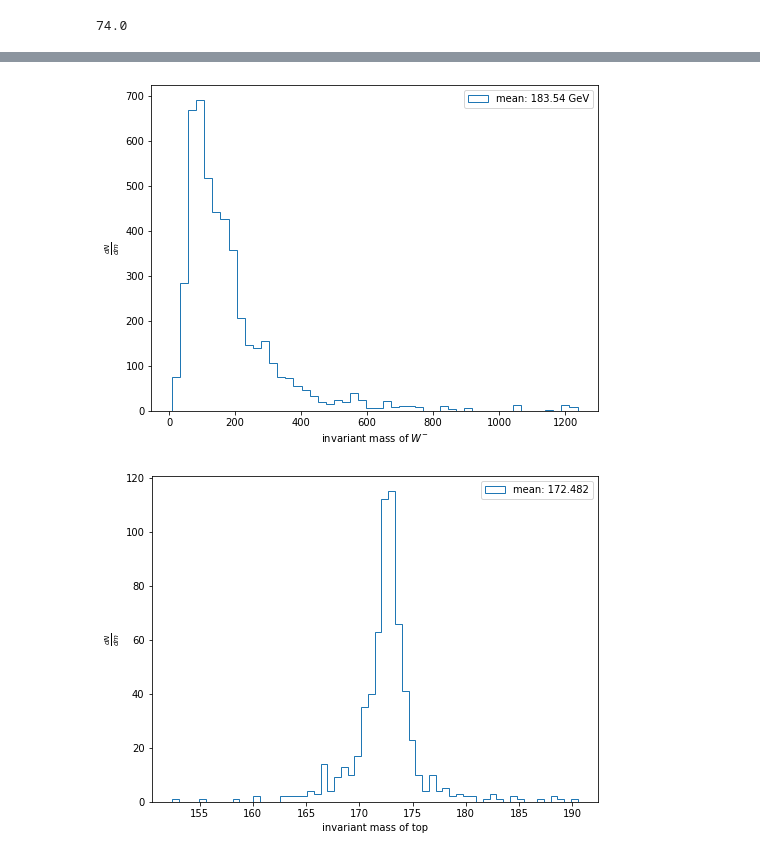
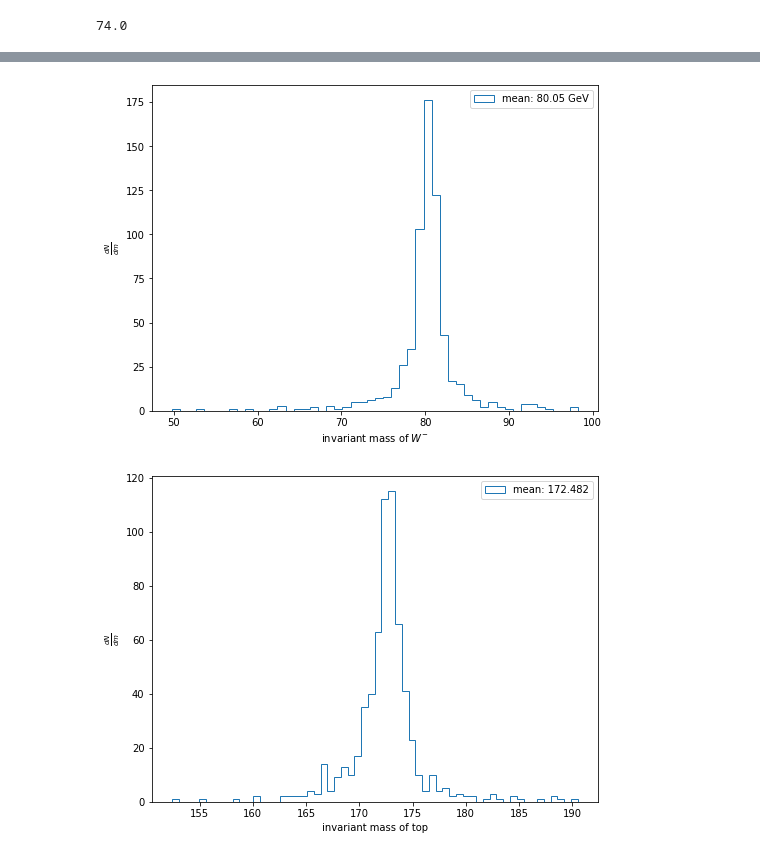
Before and after one commit to mfenton0/HEP-jet-assignment, a Jupyter notebook: analysis_script/demo/hdf5_read_demo.ipynb, the cells around one changed output, grey strips where cells are left out. Cells and saved outputs as stored; diff of their text form; code cells hidden in the pictures.

```diff
--- a/analysis_script/demo/hdf5_read_demo.ipynb
+++ b/analysis_script/demo/hdf5_read_demo.ipynb
@@ -105,12 +105,12 @@ plt.show()
 # %%
 plt.figure(figsize=(8,6))
-plt.hist(W_minus_inv_jet, bins = 50 ,histtype='step', label='mean: {0:.2f} GeV'.format(np.mean(W_minus_inv_jet)))
+plt.hist(W_minus_inv, bins = 50 ,histtype='step', label='mean: {0:.2f} GeV'.format(np.mean(W_minus_inv)))
 plt.xlabel(r'invariant mass of $W^{-}$')
 plt.ylabel(r'$\frac{dN}{dm}$')
 plt.legend(loc='upper right')
 plt.show()
 # %% [output]
-[figure, old version]
+[figure, new version]
 # %%
 top_inv = []
 top_bar_inv = []
```
Also changed, not shown: parts of 9 cells of this notebook.
